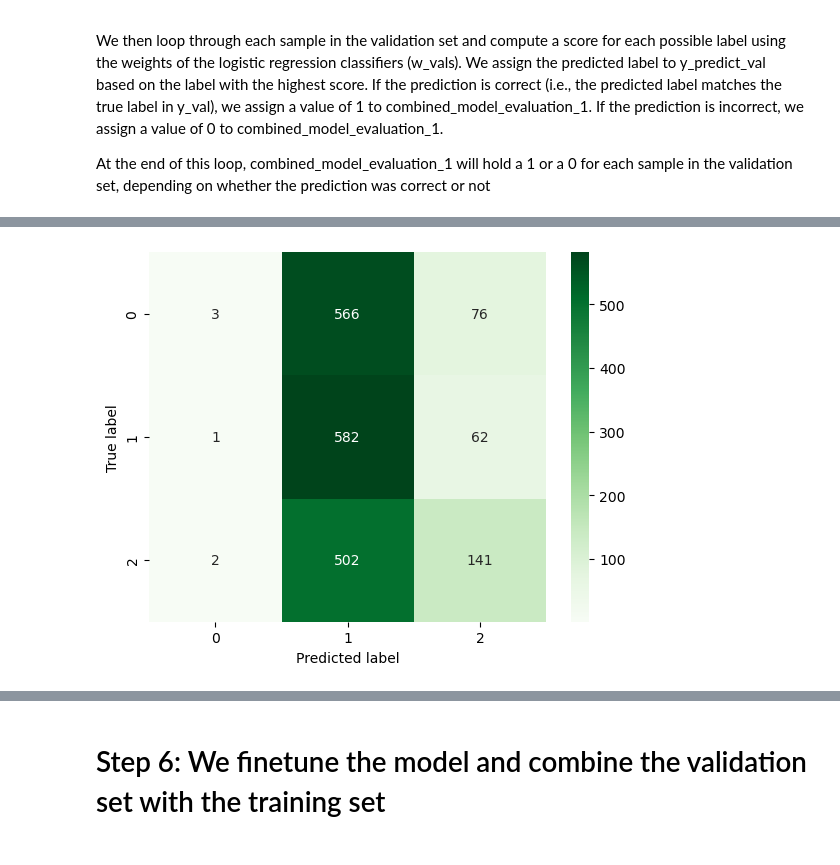
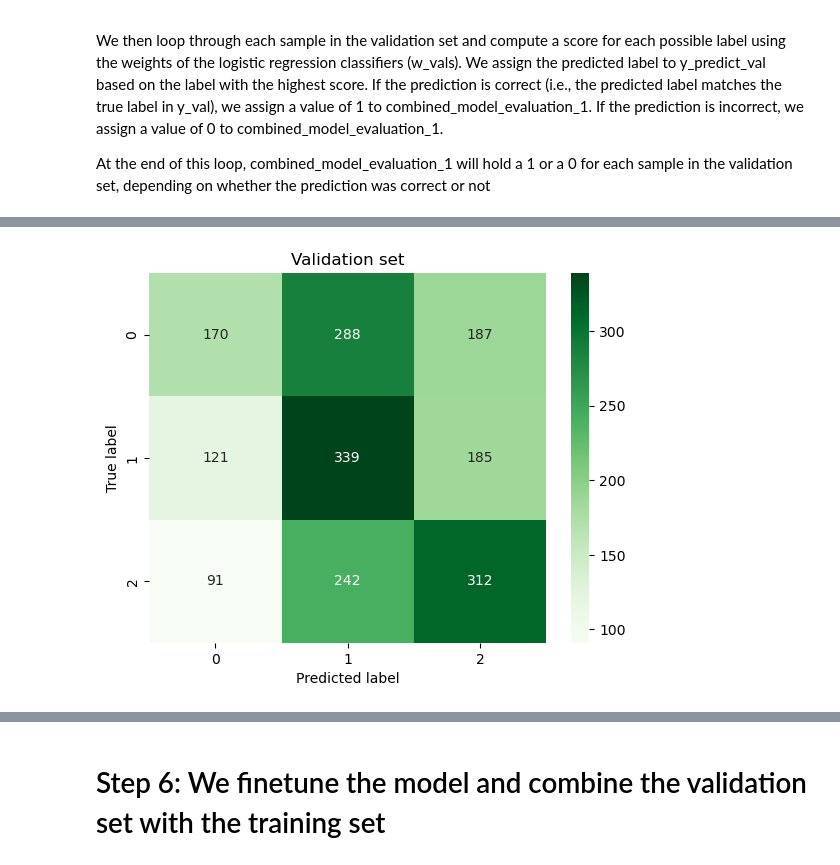
Before and after one commit to Gaurang-1402/Machine-Learning-final-project, a Jupyter notebook: final_models/multi_logistic_regression_connect4.ipynb, the cells around one changed output, grey strips where cells are left out. Saved outputs shown, nothing was run; the diff lists cells and outputs as text; code cells hidden in the pictures.

Commit message:
make the training and validation accuracy change

```diff
--- a/final_models/multi_logistic_regression_connect4.ipynb
+++ b/final_models/multi_logistic_regression_connect4.ipynb
@@ -261,6 +261,6 @@ class CustomLogisticRegression(LogisticRegression):
 # %%
 lambd = 0
 feature_degree = 1
-regularization = 'l2'
-num_iterations = 500
+regularization = None
+num_iterations = 100
 # %%
@@ -315,0 +344,3 @@ Model 2 66.56%
+# %%
+for i in range(len(labels)):
+     print("Training set Model", i, "{:.2%}".format( train_scores[i]))
@@ -319,3 +354,24 @@ In this code, we create a numpy array combined_model_evaluation_1 to store the e
 We then loop through each sample in the validation set and compute a score for each possible label using the weights of the logistic regression classifiers (w_vals). We assign the predicted label to y_predict_val based on the label with the highest score. If the prediction is correct (i.e., the predicted label matches the true label in y_val), we assign a value of 1 to combined_model_evaluation_1. If the prediction is incorrect, we assign a value of 0 to combined_model_evaluation_1.
 
 At the end of this loop, combined_model_evaluation_1 will hold a 1 or a 0 for each sample in the validation set, depending on whether the prediction was correct or not
+# %%
+combined_model_evaluation_1 = np.zeros(len(y_train))
+
+y_predict_train = np.zeros(len(y_train))
+
+# Loop through each sample in the validation set and assign it a label based on the highest score.
+# Store either a 1 if the number was predicted correctly, or a 0 if the number was predicted incorrectly.
+for i in range(len(X_train)):
+
+    label_scores = np.zeros(len(labels))
+
+    for j in range(len(labels)):
+        X_train_i_2d = X_tr_poly[i].reshape(1, -1)  # Reshape X_train to a 2D array with shape (1, 43).
+        label_scores[j] = X_train_i_2d @ w_trains[j].T  # Compute the score for each label.
+
+    index_label_max_score = np.argmax(label_scores) # Get the index of the label with the highest score.
+    y_predict_train[i] = labels[index_label_max_score]  # Assign the predicted label to `y_predict_val`.
+    if int(labels[index_label_max_score]) == int(y_train[i]):  # Check if the prediction is correct.
+        combined_model_evaluation_1[i] = 1  # If the prediction is correct, assign 1 to `combined_model_evaluation_1`.
+    else:
+        combined_model_evaluation_1[i] = 0  # If the prediction is incorrect, assign 0 to `combined_model_evaluation_1`.
@@ -322,8 +384,6 @@ At the end of this loop, combined_model_evaluation_1 will hold a 1 or a 0 for ea
 # %%
-# We will create a numpy array of length N, where N is the number of examples in the validation set.
-# `combined_model_evaluation_1` will hold either a 1 or a 0, depending on whether the handwritten digit was predicted correctly or not.
-combined_model_evaluation_1 = np.zeros(len(y_val))
 
+combined_model_evaluation_2 = np.zeros(len(y_val))
 y_predict_val = np.zeros(len(y_val))
 
 # Loop through each sample in the validation set and assign it a label based on the highest score.
@@ -339,7 +399,7 @@ for i in range(len(X_val)):
     index_label_max_score = np.argmax(label_scores) # Get the index of the label with the highest score.
     y_predict_val[i] = labels[index_label_max_score]  # Assign the predicted label to `y_predict_val`.
     if int(labels[index_label_max_score]) == int(y_val[i]):  # Check if the prediction is correct.
-        combined_model_evaluation_1[i] = 1  # If the prediction is correct, assign 1 to `combined_model_evaluation_1`.
+        combined_model_evaluation_2[i] = 1  # If the prediction is correct, assign 1 to `combined_model_evaluation_1`.
     else:
-        combined_model_evaluation_1[i] = 0  # If the prediction is incorrect, assign 0 to `combined_model_evaluation_1`.
+        combined_model_evaluation_2[i] = 0  # If the prediction is incorrect, assign 0 to `combined_model_evaluation_1`.
 # %%
@@ -363,12 +449,13 @@ for i in range(len(labels)):
 # %%
 
 # Create the confusion matrix
 conf_mat = confusion_matrix(y_val, y_predict_val)
 
 # Visualize the confusion matrix
 sns.heatmap(conf_mat, annot=True, fmt='d', cmap='Greens')
 plt.xlabel('Predicted label')
 plt.ylabel('True label')
+plt.title("Validation set")
 plt.show()
 # %% [output]
-[figure, old version]
+[figure, new version]
```
Also changed, not shown: parts of 18 cells of this notebook, 1 other file.
